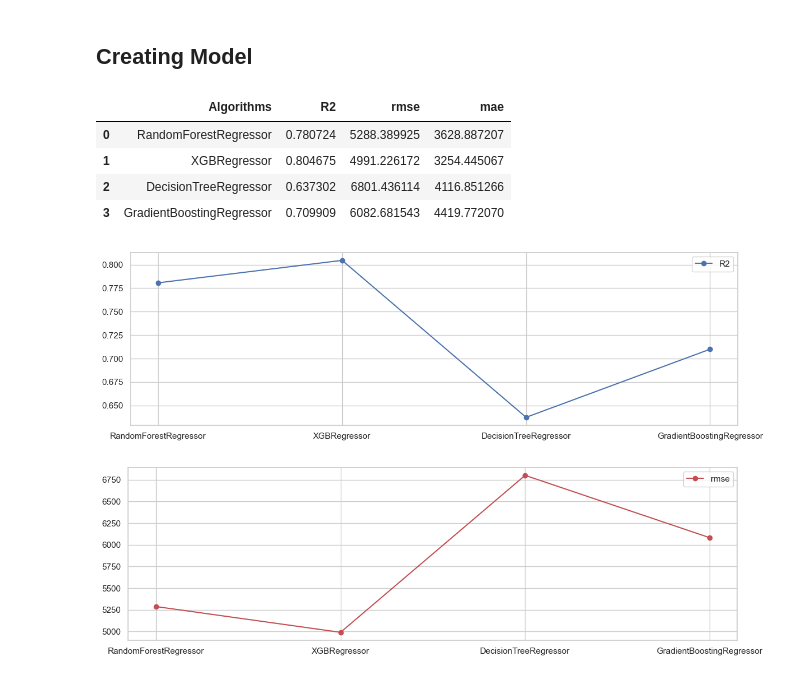
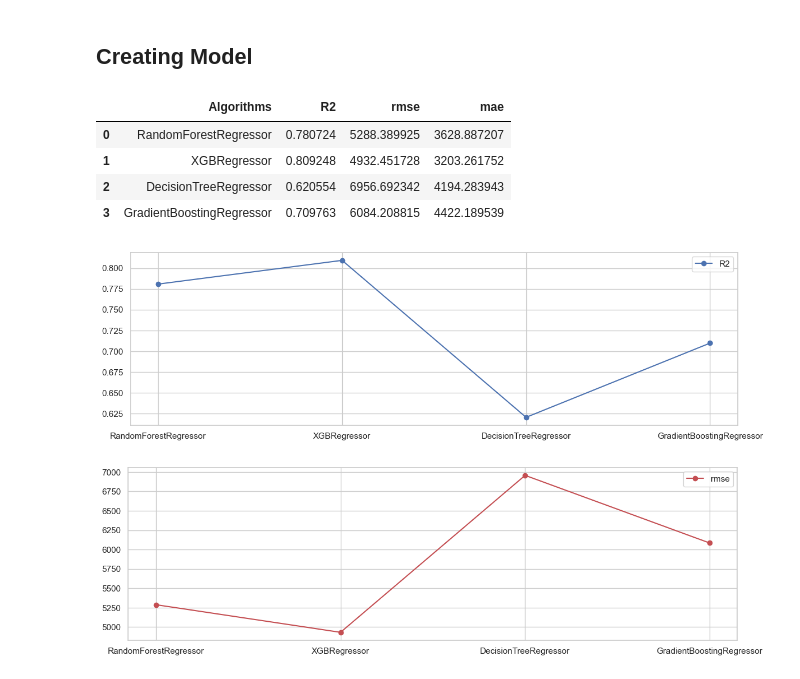
Before and after one commit to Mohamed-Jamyl/ML-DL_and_Data-Science_projects, a Jupyter notebook: Car Price Regression_Project/Car_Price_Prediction.ipynb, the cells around one changed output. Drawn from its saved outputs; the diff is of its cells as text; code cells hidden in the pictures.

```diff
--- a/Car Price Regression_Project/Car_Price_Prediction.ipynb
+++ b/Car Price Regression_Project/Car_Price_Prediction.ipynb
@@ -36,5 +46,6 @@ warnings.filterwarnings("ignore", category=DeprecationWarning)
 # %%
-df = pd.read_csv('car_price.csv')
+from pandas import read_csv
+df = read_csv('car_price.csv')
 # %%
 df.head()
 # %% [output]
@@ -225,16 +235,15 @@ plt.show()
 [figure]
 # %%
 object_data = df.select_dtypes(include='object')
-
 for col in object_data:
-    plt.style.use('ggplot')
-    plt.figure(figsize=(15,5))
+    style.use('ggplot')
+    figure(figsize=(15,5))
     Top10=df[col].value_counts()[:10]
     colors=['blue','red','green','orange']
     Top10.plot(kind='bar',color=colors)
-    plt.xticks(rotation='horizontal' )
-    plt.title('Top10'+' '+col)
-    plt.show()
+    xticks(rotation='horizontal' )
+    title('Top10'+' '+col)
+    show()
 # %% [output]
 [figure]
 [figure]
@@ -587,15 +599,15 @@ plt.show()
 # %%
 # log transformation
 
-sns.set(style="whitegrid")
-plt.figure(figsize=(12, 4))
-sns.kdeplot(np.log(df['Engine_volume']).replace(-np.inf,1e-6), fill=True, color='green', alpha=0.6)
-plt.title(f'Kernel Density Estimate (KDE) - {'Engine_volume'}', fontsize=16)
-plt.xlabel('Engine_volume', fontsize=12)
-plt.ylabel('Density', fontsize=12)
-plt.grid(True, linestyle='--', alpha=0.7)
-plt.tight_layout()
-plt.show()
+set(style="whitegrid")
+figure(figsize=(12, 4))
+kdeplot(log(df['Engine_volume']).replace(-inf,1e-6), fill=True, color='green', alpha=0.6)
+title(f'Kernel Density Estimate (KDE) - {Engine_volume}', fontsize=16)
+xlabel('Engine_volume', fontsize=12)
+ylabel('Density', fontsize=12)
+grid(True, linestyle='--', alpha=0.7)
+tight_layout()
+show()
 # %% [output]
 [figure]
 # %% [markdown]
@@ -1073,27 +1064,27 @@ reg(GradientBoostingRegressor_model)
 # %%
 Algorithms = ['RandomForestRegressor','XGBRegressor','DecisionTreeRegressor','GradientBoostingRegressor']
 # %%
-result=pd.DataFrame({'Algorithms':Algorithms,'R2':r_2,'rmse':rmse,'mae':mae})
+result=DataFrame({'Algorithms':Algorithms,'R2':r_2,'rmse':rmse,'mae':mae})
 result
 # %% [output]
 |  | Algorithms | R2 | rmse | mae |
 | 0 | RandomForestRegressor | 0.780724 | 5288.389925 | 3628.887207 |
-| 1 | XGBRegressor | 0.804675 | 4991.226172 | 3254.445067 |
-| 2 | DecisionTreeRegressor | 0.637302 | 6801.436114 | 4116.851266 |
-| 3 | GradientBoostingRegressor | 0.709909 | 6082.681543 | 4419.772070 |
+| 1 | XGBRegressor | 0.809248 | 4932.451728 | 3203.261752 |
+| 2 | DecisionTreeRegressor | 0.620554 | 6956.692342 | 4194.283943 |
+| 3 | GradientBoostingRegressor | 0.709763 | 6084.208815 | 4422.189539 |
 # %%
-fig,sx=plt.subplots(figsize=(14,4))
-plt.plot(result.Algorithms,result.R2,label='R2',c='b',marker='o')
-plt.legend()
-plt.show()
+fig,sx = subplots(figsize=(14,4))
+plot(result.Algorithms,result.R2,label='R2',c='b',marker='o')
+legend()
+show()
 # %% [output]
-[figure, old version]
+[figure, new version]
 # %%
-fig,sx=plt.subplots(figsize=(14,4))
-plt.plot(result.Algorithms,result.rmse,label='rmse',c='r',marker='o')
-plt.legend()
-plt.show()
+fig,sx = subplots(figsize=(14,4))
+plot(result.Algorithms,result.rmse,label='rmse',c='r',marker='o')
+legend()
+show()
 # %% [output]
-[figure, old version]
+[figure, new version]
 # %%
 # saving model
```
Also changed, not shown: parts of 50 cells of this notebook, 1 other file.
